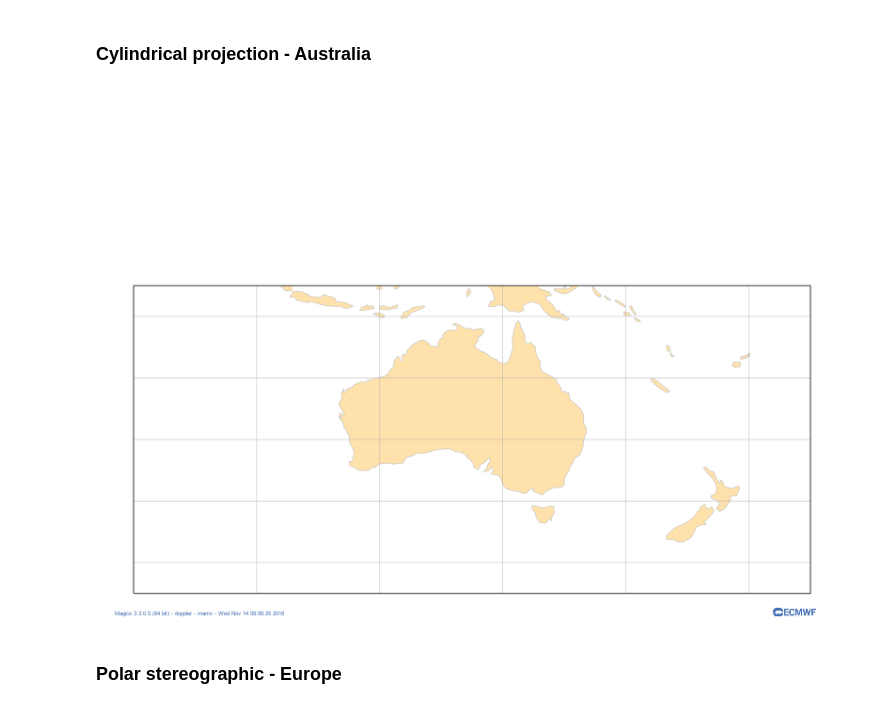
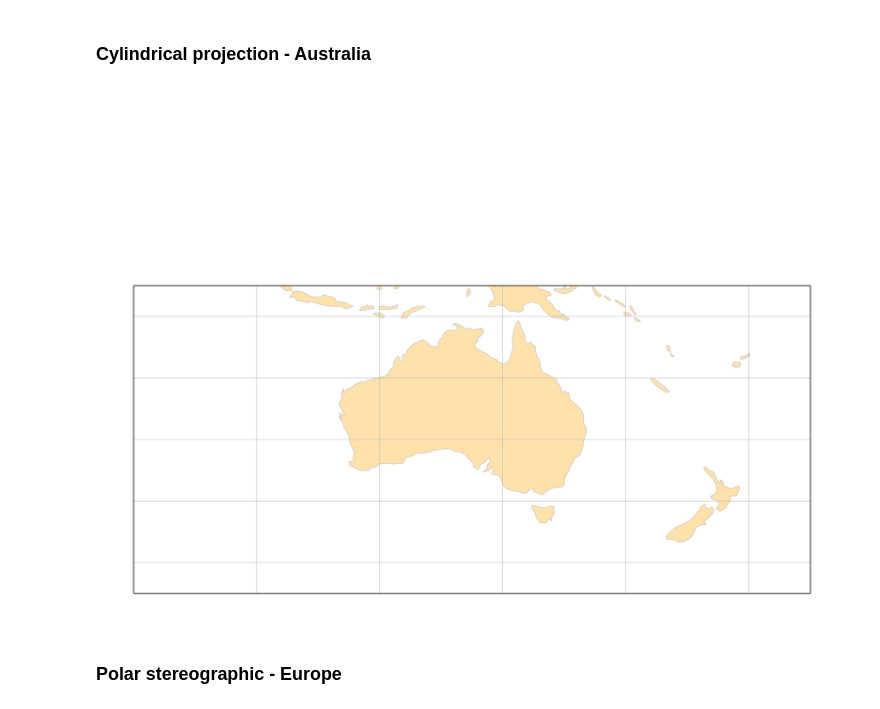
Before and after one commit to ecmwf/notebook-examples, a Jupyter notebook: visualisation/tutorials/Subpage-Projections.ipynb, the cells around one changed output. Saved outputs shown, nothing was run; the diff lists cells and outputs as text; code cells hidden in the pictures.

```diff
--- a/visualisation/tutorials/Subpage-Projections.ipynb
+++ b/visualisation/tutorials/Subpage-Projections.ipynb
@@ -78,14 +80,15 @@ magics.plot(projection, coast)
 # %%
 projection = magics.mmap(
                   subpage_upper_right_longitude = 190.00,
-                  subpage_upper_right_latitude = -5.00,
-                  subpage_lower_left_latitude = -55.00,
-                  subpage_lower_left_longitude = 80.00,
-                  subpage_map_projection = "cylindrical")
+                  subpage_upper_right_latitude  = -5.00,
+                  subpage_lower_left_latitude   = -55.00,
+                  subpage_lower_left_longitude  = 80.00,
+                  subpage_map_projection        = "cylindrical",
+                  page_id_line                  = "off" )
 
 magics.plot(projection, coast)
 # %% [output]
-[figure, old version]
+[figure, new version]
 # %% [markdown]
 ### Polar stereographic - Europe
 # %%
```
Also changed, not shown: parts of 8 cells of this notebook, 44 other files.
